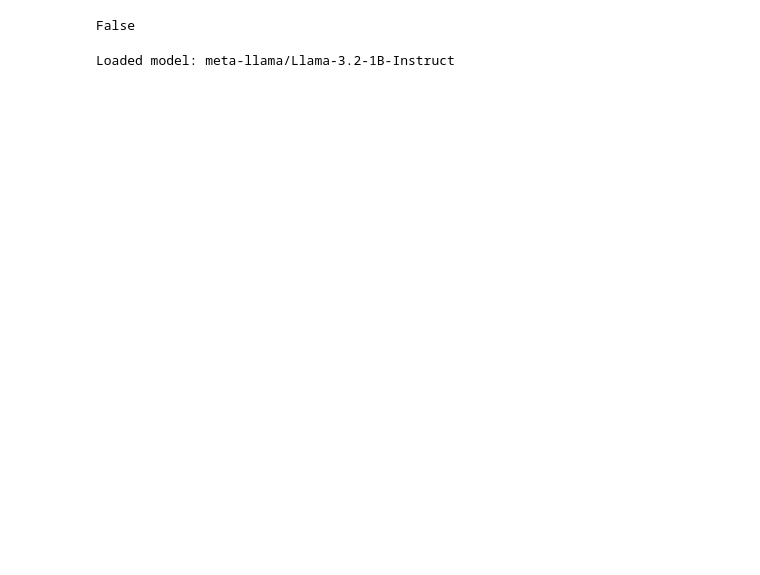
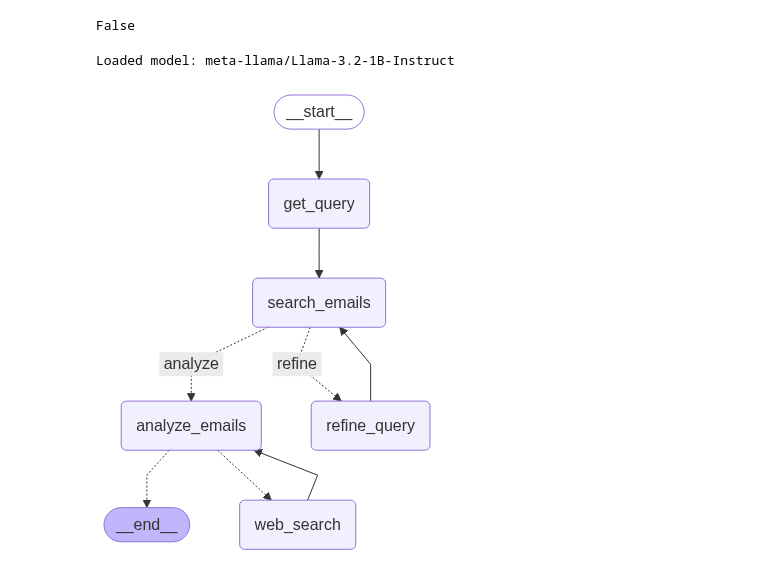
Before and after one commit to arlcurten/emailAgent, a Jupyter notebook: try_n_test.ipynb, the cells around one changed output. Cells and saved outputs as stored; diff of their text form; code cells hidden in the pictures; blank space fills up the shorter version.

```diff
--- a/try_n_test.ipynb
+++ b/try_n_test.ipynb
@@ -189,6 +190,16 @@ builder.add_edge("web_search", "analyze_emails")
 builder.add_edge("analyze_emails", END)
 
 graph = builder.compile()
+# %%
+from IPython.display import display  # for Jupyter Notebook only
+
+# Generate and display PNG
+png_data = graph.get_graph().draw_mermaid_png()
+display(Image(png_data))  # for Jupyter Notebook only
+with open("graph.png", "wb") as f:
+    f.write(png_data)
+# %% [output]
+[figure, added]
 # %%
 # --- 5. Run the Agent ---
 
```
Also changed, not shown: parts of 6 cells of this notebook, 1 other file.
